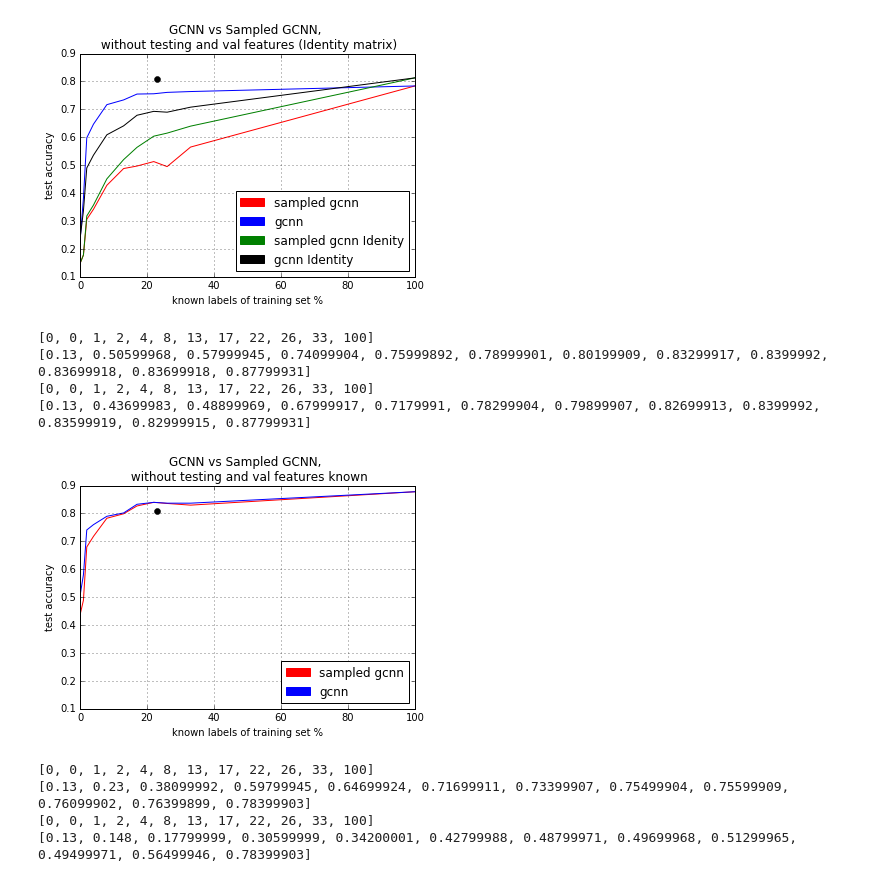
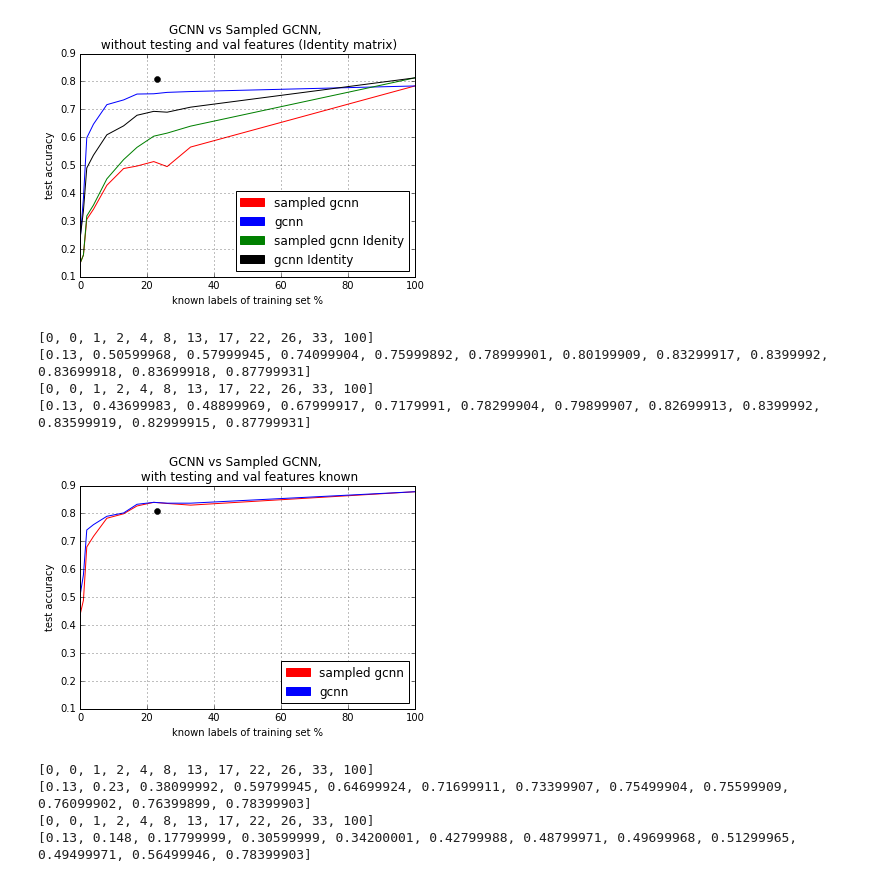
Before and after one commit to tkipf/gcn, a Jupyter notebook: gcn/results/Plot_GNN.ipynb, the cells around one changed output. Drawn from its saved outputs; the diff is of its cells as text; code cells hidden in the pictures.

```diff
--- a/gcn/results/Plot_GNN.ipynb
+++ b/gcn/results/Plot_GNN.ipynb
@@ -136,13 +146,13 @@ plot_Identity('GCNN vs Sampled GCNN, \n without testing and val features (Identi
 [figure]
 # %%
 x_gcnn, y_gcnn, x_gcnn_sampled, y_gcnn_sampled = get_split_data(results)
-plot('GCNN vs Sampled GCNN, \n without testing and val features known', 'GCNNvs_without_test_Identity.png')
+plot('GCNN vs Sampled GCNN, \n with testing and val features known', 'GCNNvs_with_test.png')
 # %% [output]
 [0, 0, 1, 2, 4, 8, 13, 17, 22, 26, 33, 100]
 [0.13, 0.50599968, 0.57999945, 0.74099904, 0.75999892, 0.78999901, 0.80199909, 0.83299917, 0.8399992, 0.83699918, 0.83699918, 0.87799931]
 [0, 0, 1, 2, 4, 8, 13, 17, 22, 26, 33, 100]
 [0.13, 0.43699983, 0.48899969, 0.67999917, 0.7179991, 0.78299904, 0.79899907, 0.82699913, 0.8399992, 0.83599919, 0.82999915, 0.87799931]
-[figure, old version]
+[figure, new version]
 # %%
 x_gcnn, y_gcnn, x_gcnn_sampled, y_gcnn_sampled = get_split_data(results_wo_test)
 plot('GCNN vs Sampled GCNN, \n without testing and val features known', 'GCNNvs_without_test.png')
```
Also changed, not shown: parts of 4 cells of this notebook, 9 other files.
